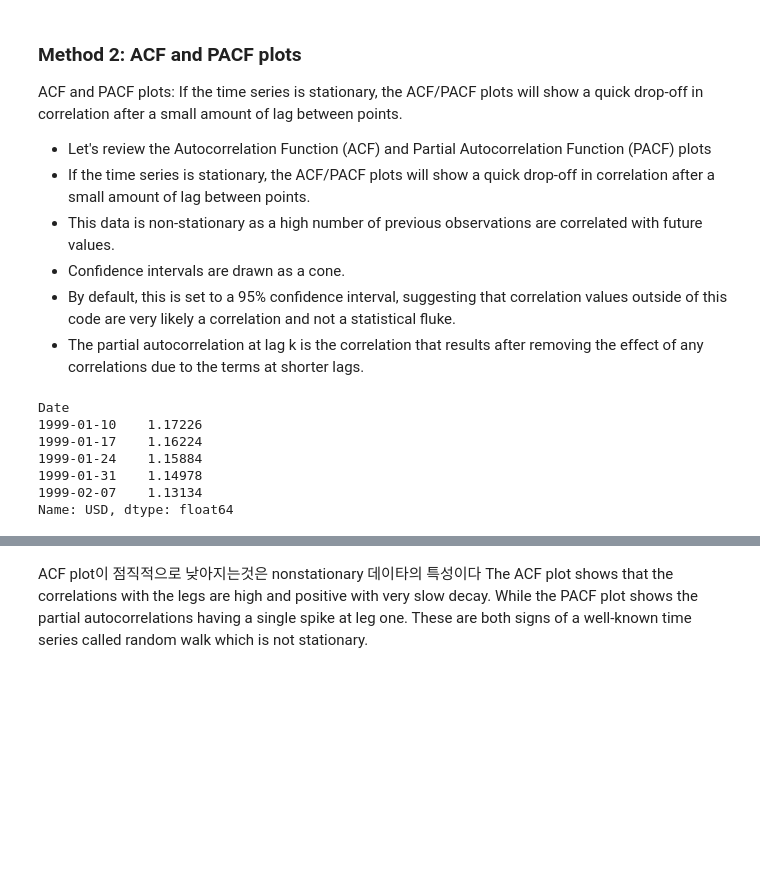
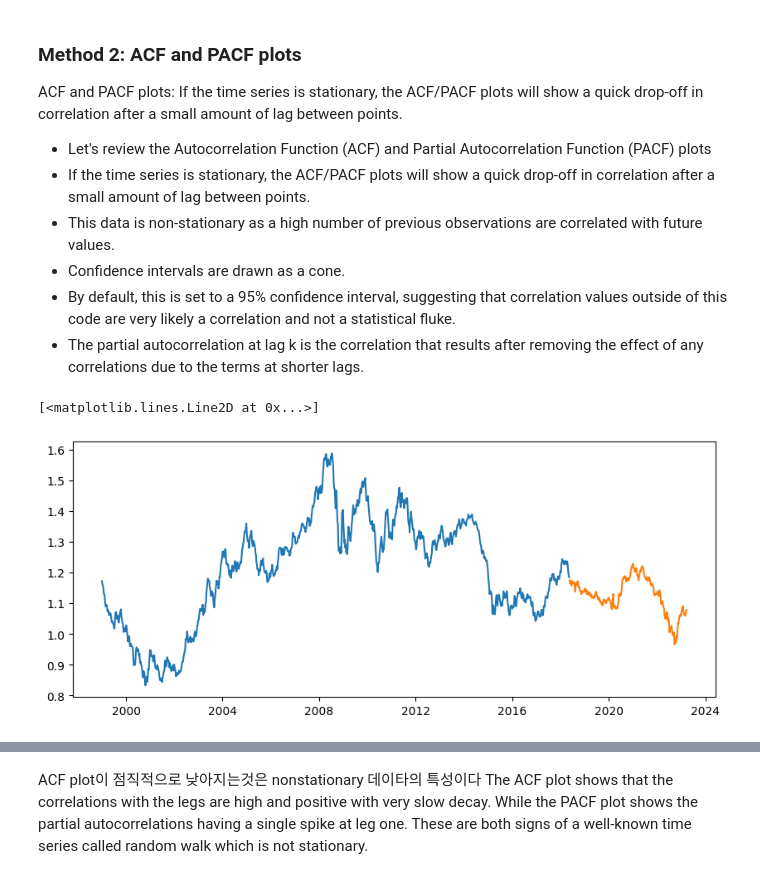
Before and after one commit to Eun-Young-lee/exchange-rate-prediction, a Jupyter notebook: Exchange-rate-prediction.ipynb, the cells around one changed output, grey strips where cells are left out. Cells and saved outputs as stored; diff of their text form; code cells hidden in the pictures; blank space fills up the shorter version.

```diff
--- a/Exchange-rate-prediction.ipynb
+++ b/Exchange-rate-prediction.ipynb
@@ -262,14 +337,3 @@ ACF and PACF plots: If the time series is stationary, the ACF/PACF plots will sh
 - Confidence intervals are drawn as a cone.
 - By default, this is set to a 95% confidence interval, suggesting that correlation values outside of this code are very likely a correlation and not a statistical fluke.
 - The partial autocorrelation at lag k is the correlation that results after removing the effect of any correlations due to the terms at shorter lags.
-# %%
-df_usd=df5_weekly['USD']
-df_usd.head()
-# %% [output]
-Date
-1999-01-10    1.17226
-1999-01-17    1.16224
-1999-01-24    1.15884
-1999-01-31    1.14978
-1999-02-07    1.13134
-Name: USD, dtype: float64
@@ -278,3 +342,12 @@ train_data, test_data = train_test_split(df_usd, test_size=0.05, shuffle=False)
+# %%
+train_data, test_data = train_test_split(df_usd, test_size=0.2, shuffle=False)
+
+plt.figure(figsize=(10, 4))
+plt.plot(train_data)
+plt.plot(test_data)
+# %% [output]
+[<matplotlib.lines.Line2D at 0x...>]
+[figure, added]
 # %%
 #ACF, PACF plot
 #http://www.statmodels.org/stable/generated/statmodels.graghics.tsaplots.plot_acf.html
```
Also changed, not shown: parts of 40 cells of this notebook, 5 other files.
